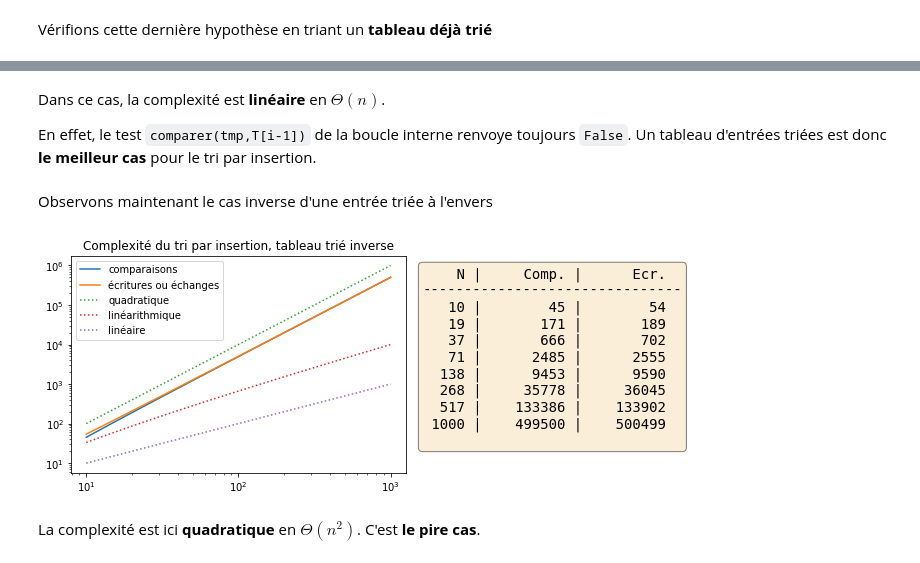
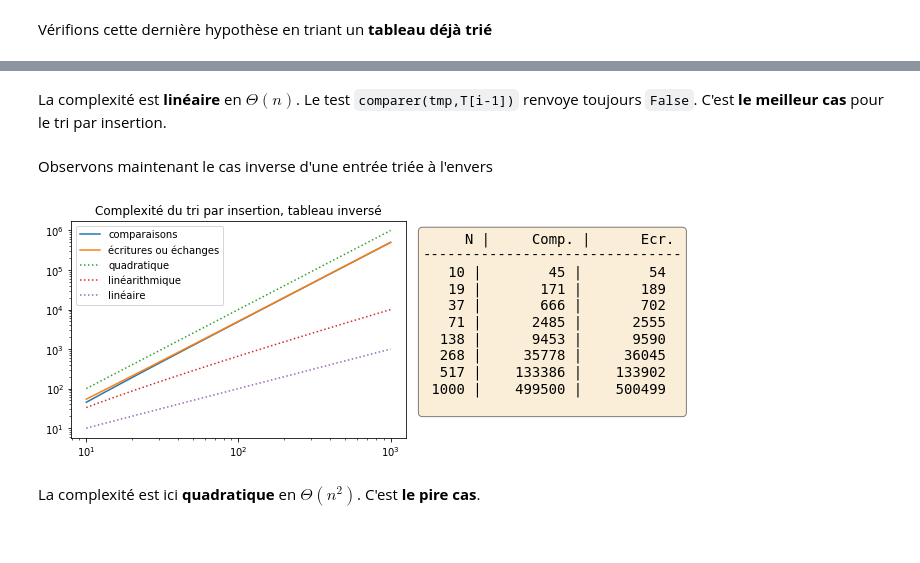
Before and after one commit to ocuisenaire/ASD1-notebooks, a Jupyter notebook: 3 - Tris/3 - Tri par Insertion.ipynb, the cells around one changed output, grey strips where cells are left out. Drawn from its saved outputs; the diff is of its cells as text; code cells hidden in the pictures.

```diff
--- a/3 - Tris/3 - Tri par Insertion.ipynb
+++ b/3 - Tris/3 - Tri par Insertion.ipynb
@@ -150,14 +141,13 @@ asd1.evalue_complexite(tri_par_insertion, asd1.tableau_trie,
 # %% [markdown]
-Dans ce cas, la complexité est **linéaire** en $\Theta(n)$.
-
-En effet, le test `comparer(tmp,T[i-1])` de la boucle interne renvoye toujours `False`. Un tableau d'entrées triées est donc **le meilleur cas** pour le tri par insertion.
+La complexité est **linéaire** en $\Theta(n)$. Le test `comparer(tmp,T[i-1])` renvoye toujours `False`. C'est **le meilleur cas** pour le tri par insertion.
 # %% [markdown]
 Observons maintenant le cas inverse d'une entrée triée à l'envers
 # %%
-asd1.evalue_complexite(tri_par_insertion, asd1.tableau_trie_inverse,
-                       "tri par insertion, tableau trié inverse")
+asd1.evalue_complexite(tri_par_insertion,
+                       asd1.tableau_trie_inverse,
+                       "tri par insertion, tableau inversé")
 # %% [output]
-[figure, old version]
+[figure, new version]
 # %% [markdown]
 La complexité est ici **quadratique** en $\Theta(n^2)$. C'est **le pire cas**.
 # %% [markdown]
```
Also changed, not shown: parts of 27 cells of this notebook, 1 other file.
